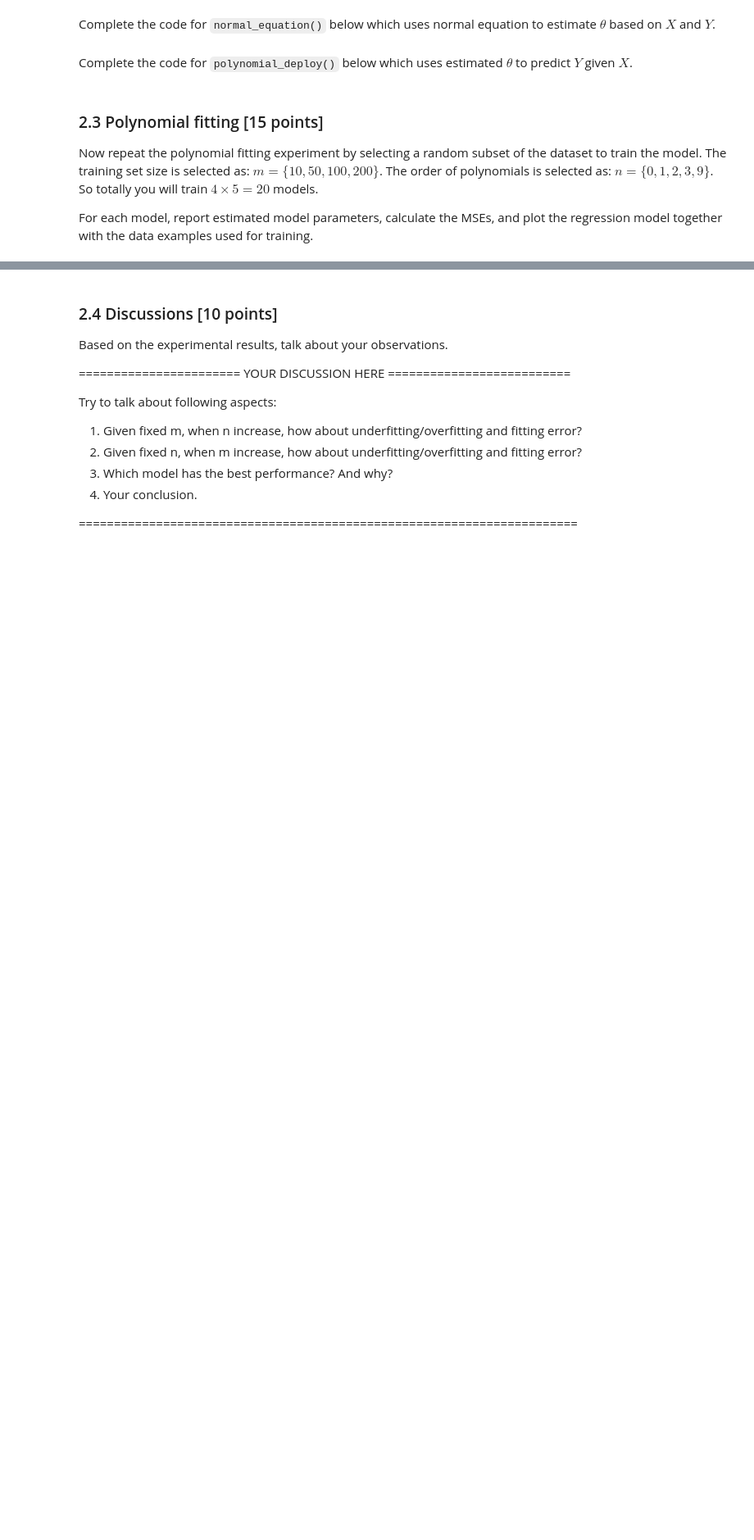
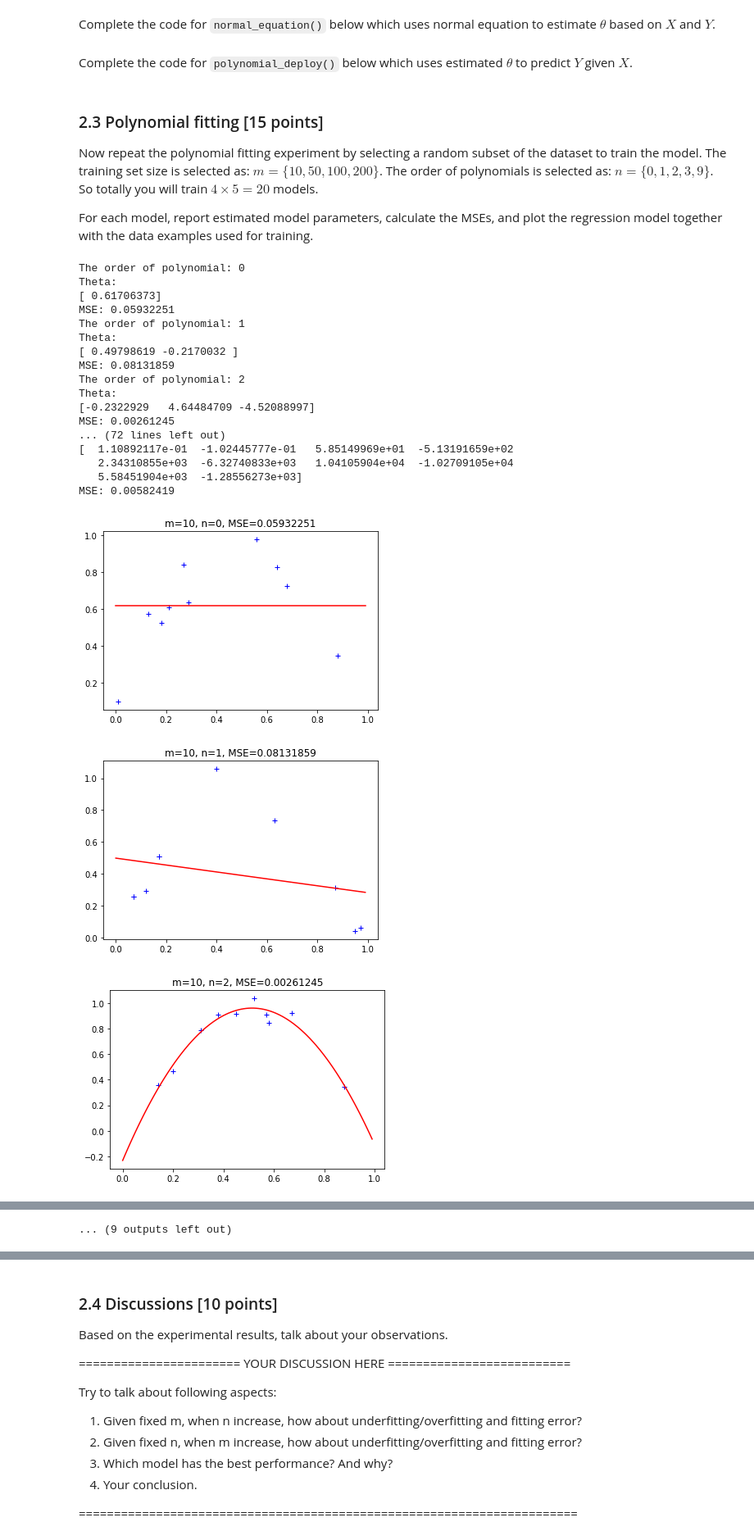
Before and after one commit to StandardGage/CISC-684, a Jupyter notebook: hw.ipynb, the cells around one changed output, grey strips where cells are left out. Shown: that part at 82% size. Cells and saved outputs as stored; diff of their text form; code cells hidden in the pictures; blank space fills up the shorter version.

```diff
--- a/hw.ipynb
+++ b/hw.ipynb
@@ -397,11 +453,11 @@ def normal_equation(X, Y, n):
     theta = np.zeros(n+1)
 
     # ===================== YOUR CODE HERE ============================
-    X_col =
-    X_poly =
-    Y_col =
+    X_col = X.reshape(m, 1)
+    X_poly = np.power(X_col, np.arange(n+1))
+    Y_col = Y.reshape(m, 1)
 
-    theta =
+    theta = np.dot(np.dot(np.linalg.pinv(np.dot(X_poly.T, X_poly)), X_poly.T), Y_col)
 
     # =================================================================
     return theta.flatten()
@@ -430,12 +486,12 @@ def polynomial_deploy(X, theta):
     n = theta.size - 1
 
     # ===================== YOUR CODE HERE ============================
-    X_col =
-    X_poly =
+    X_col = X.reshape(m, 1)
+    X_poly = np.power(X_col, np.arange(n+1))
 
-    theta_col =
+    theta_col = theta.reshape(n+1, 1)
 
-    Y =
+    Y = np.dot(X_poly, theta_col)
     # ===================== YOUR CODE HERE ============================
 
     return Y.flatten()
@@ -448,33 +504,54 @@ For each model, report estimated model parameters, calculate the MSEs, and plot
 # %%
 # You MUST use LOOP to traverse the combinations of m and n
 #
 # Hint for debug:
 # A quick way to check if your implementation is correct is to use 'np.polyfit'
 # e.g. theta = np.polyfit(X_data, Y_data, n)
 # Check if 'theta' estimated by normal_equation() is the same as 'theta'
 
 for m in [10, 50, 100, 200]:
     for n in [0, 1, 2, 3, 9]:
         subset_index = np.random.randint(0, X_data.size, m)
 
         X_subset = X_data[subset_index]
         Y_subset = Y_data[subset_index]
 
         # ===================== YOUR CODE HERE ============================
-        theta =
-        Y_predict =
-        MSE =
+        theta = normal_equation(X_subset, Y_subset, n)
+        Y_predict = polynomial_deploy(X_subset, theta)
+        MSE = np.mean((Y_predict - Y_subset) ** 2)
 
         print('The order of polynomial: %d' % n)
         print('Theta:')
         print(theta)
         print('MSE: %.8f' % MSE)
 
         # plot the polynomial curve
         plt.figure()
         plt.title('m=%d, n=%d, MSE=%.8f' % (m, n, MSE))
         plt.plot(X_subset, Y_subset, 'b+')
         X_plot = np.arange(0,1,0.01)
         Y_plot = polynomial_deploy(X_plot, theta)
         plt.plot(X_plot, Y_plot, 'r-')
         # =================================================================
+# %% [output]
+The order of polynomial: 0
+Theta:
+[ 0.61706373]
+MSE: 0.05932251
+The order of polynomial: 1
+Theta:
+[ 0.49798619 -0.2170032 ]
+MSE: 0.08131859
+The order of polynomial: 2
+Theta:
+[-0.2322929   4.64484709 -4.52088997]
+MSE: 0.00261245
+... (72 lines left out)
+[  1.10892117e-01  -1.02445777e-01   5.85149969e+01  -5.13191659e+02
+   2.34310855e+03  -6.32740833e+03   1.04105904e+04  -1.02709105e+04
+   5.58451904e+03  -1.28556273e+03]
+MSE: 0.00582419
+[figure, added]
+[figure, added]
+[figure, added]
@@ -481,3 +566,4 @@ for m in [10, 50, 100, 200]:
+... (9 outputs left out)
 # %% [markdown]
 Next, implement a scenario where the training set size is fixed (your choice), fit the model on different polynomial degrees and plot them agains train and test errors, like the plot in the course slide.
 
```
Also changed, not shown: parts of 9 cells of this notebook.
